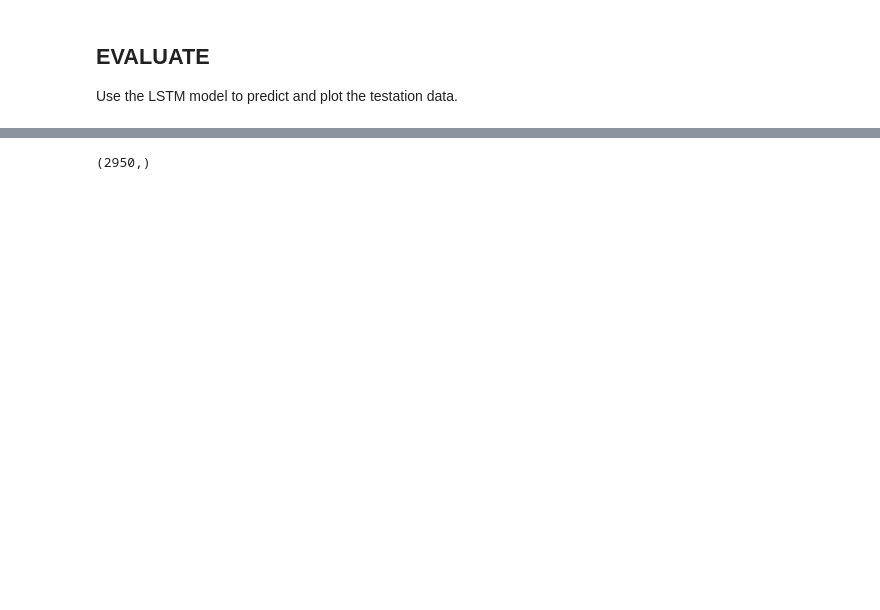
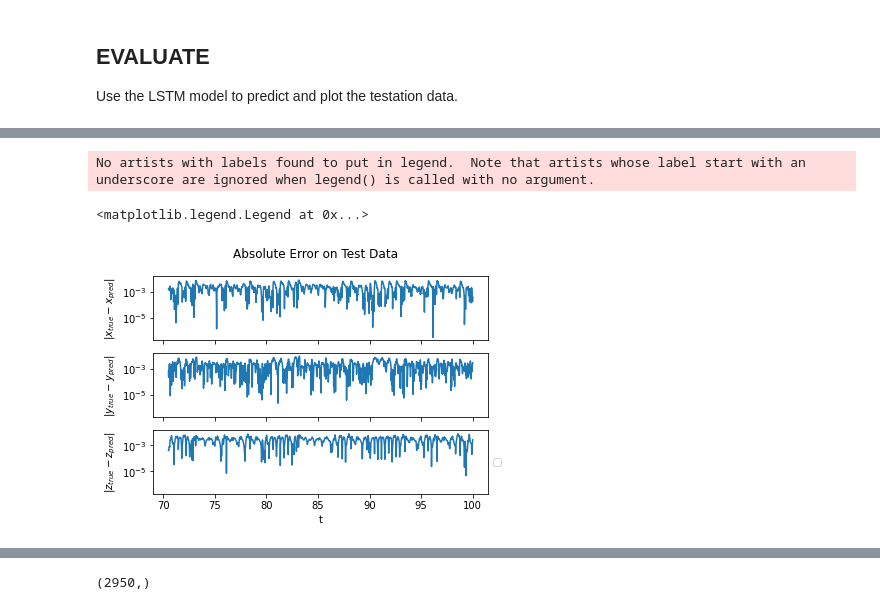
Before and after one commit to MagriLab/POLA-LSTM, a Jupyter notebook: LSTM_Lorenz_3D.ipynb, the cells around one changed output, grey strips where cells are left out. Saved outputs shown, nothing was run; the diff lists cells and outputs as text; code cells hidden in the pictures; blank space fills up the shorter version.

```diff
--- a/LSTM_Lorenz_3D.ipynb
+++ b/LSTM_Lorenz_3D.ipynb
@@ -149,0 +254,11 @@ def add_new_pred(pred_old, pred_new):
+# %%
+test_window = create_window_closed_loop(df_test.transpose(), 10)  # np.append(df_train[:, -50:], df_test, axis=1)
+predictions = model.predict(test_window)
+for iteration in range(1,50):
+    test_window = create_window_closed_loop(df_test.transpose(), iteration, predictions)
+    new_pred = model.predict(test_window)
+    #new_loss = closed_loop_loss(df_test[:, iteration+1], new_pred)
+    #print(new_loss)
+    #model.compile(loss=new_loss, optimizer='adam')
+    predictions = add_new_pred(predictions, new_pred)
+predictions.shape
@@ -149,0 +341,22 @@ def add_new_pred(pred_old, pred_new):
+# %%
+err = df_test.transpose()[50:, :] - forecast
+abs_error = np.abs(df_test.transpose()[50:, :] - forecast)
+
+fig, (ax1, ax2, ax3) = plt.subplots(3, sharex=True, sharey=True, facecolor='w')#, figsize=(15, 15))
+fig.suptitle('Absolute Error on Test Data')
+ax1.plot(time_test[50:], abs_error[:, 0])
+ax1.set_ylabel(r'$|x_{true}-x_{pred}|$')
+ax1.set_yscale('log')
+ax2.plot(time_test[50:], abs_error[:, 1])
+ax2.set_ylabel(r'$|y_{true}-y_{pred}|$')
+ax2.set_yscale('log')
+ax3.plot(time_test[50:], abs_error[:, 2])
+ax3.set_ylabel(r'$|z_{true}-z_{pred}|$')
+ax3.set_xlabel('t')
+ax3.set_yscale('log')
+ax3.legend(loc='center left', bbox_to_anchor=(1, 0.5))
+#fig.savefig(error_filepath, dpi=1000, facecolor="w")
+# %% [output]
+No artists with labels found to put in legend.  Note that artists whose label start with an underscore are ignored when legend() is called with no argument.
+<matplotlib.legend.Legend at 0x...>
+[figure, added]
```
Also changed, not shown: parts of 36 cells of this notebook, 11 other files.
